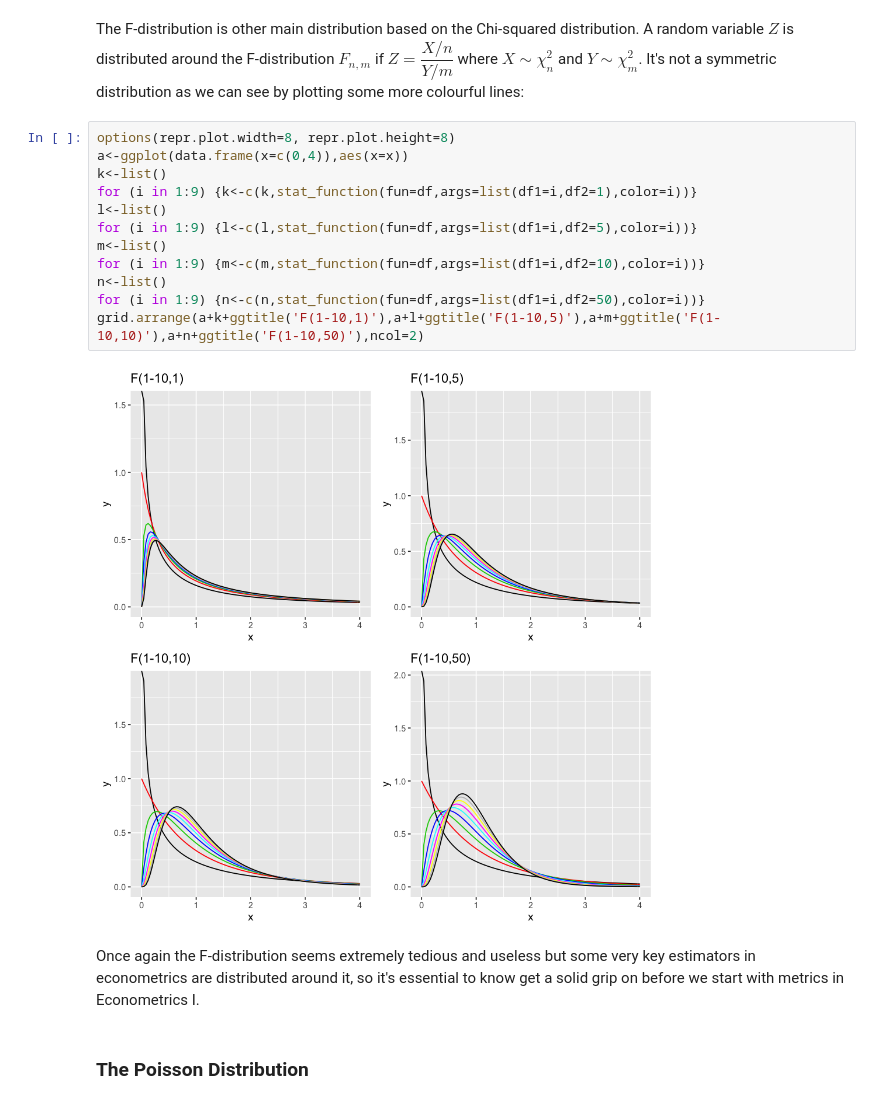
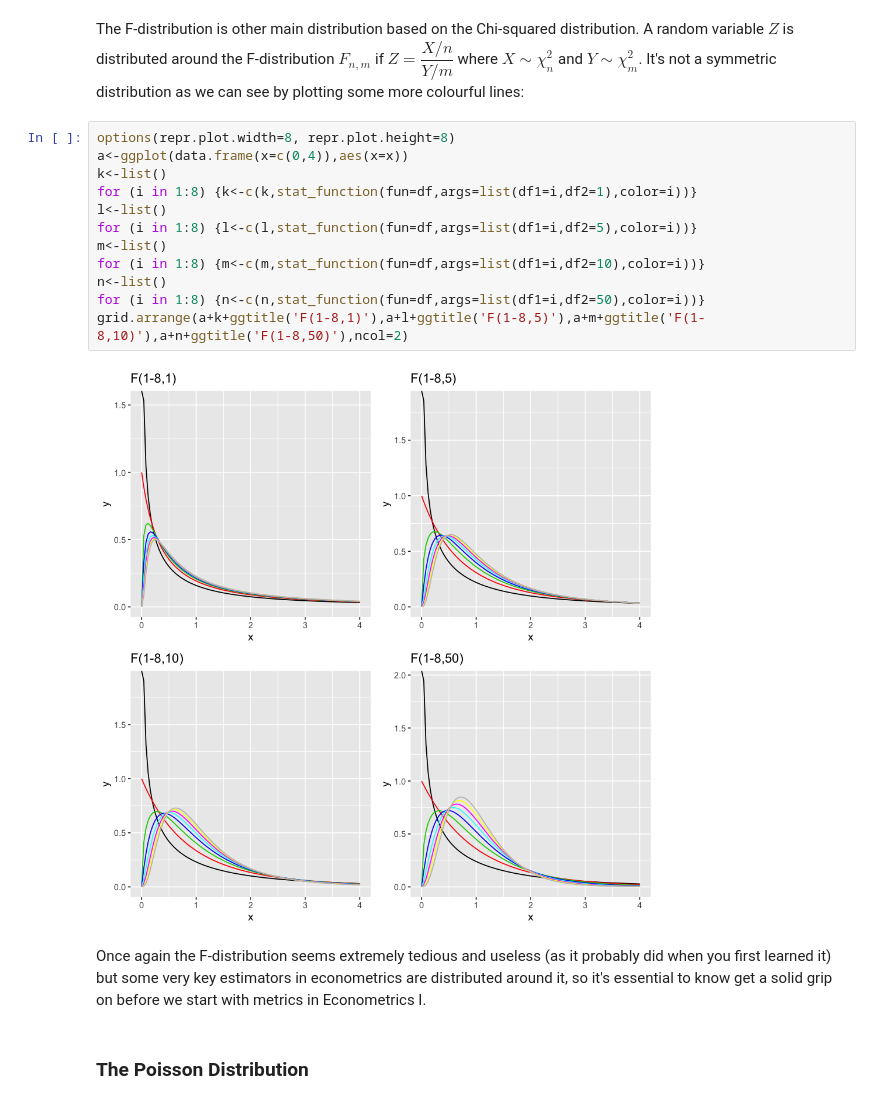
Before and after one commit to hands-on-econ/Hands-On-Econ, a Jupyter notebook: Michaelmas/3. Statistics I.ipynb, the cells around one changed output. Drawn from its saved outputs; the diff is of its cells as text.

```diff
--- a/Michaelmas/3. Statistics I.ipynb
+++ b/Michaelmas/3. Statistics I.ipynb
@@ -325,19 +325,19 @@ The F-distribution is other main distribution based on the Chi-squared distribut
 # %%
 options(repr.plot.width=8, repr.plot.height=8)
 a<-ggplot(data.frame(x=c(0,4)),aes(x=x))
 k<-list()
-for (i in 1:9) {k<-c(k,stat_function(fun=df,args=list(df1=i,df2=1),color=i))}
+for (i in 1:8) {k<-c(k,stat_function(fun=df,args=list(df1=i,df2=1),color=i))}
 l<-list()
-for (i in 1:9) {l<-c(l,stat_function(fun=df,args=list(df1=i,df2=5),color=i))}
+for (i in 1:8) {l<-c(l,stat_function(fun=df,args=list(df1=i,df2=5),color=i))}
 m<-list()
-for (i in 1:9) {m<-c(m,stat_function(fun=df,args=list(df1=i,df2=10),color=i))}
+for (i in 1:8) {m<-c(m,stat_function(fun=df,args=list(df1=i,df2=10),color=i))}
 n<-list()
-for (i in 1:9) {n<-c(n,stat_function(fun=df,args=list(df1=i,df2=50),color=i))}
-grid.arrange(a+k+ggtitle('F(1-10,1)'),a+l+ggtitle('F(1-10,5)'),a+m+ggtitle('F(1-10,10)'),a+n+ggtitle('F(1-10,50)'),ncol=2)
+for (i in 1:8) {n<-c(n,stat_function(fun=df,args=list(df1=i,df2=50),color=i))}
+grid.arrange(a+k+ggtitle('F(1-8,1)'),a+l+ggtitle('F(1-8,5)'),a+m+ggtitle('F(1-8,10)'),a+n+ggtitle('F(1-8,50)'),ncol=2)
 # %% [output]
-[figure, old version]
+[figure, new version]
 # %% [markdown]
-Once again the F-distribution seems extremely tedious and useless but some very key estimators in econometrics are distributed around it, so it's essential to know get a solid grip on before we start with metrics in Econometrics I.
+Once again the F-distribution seems extremely tedious and useless (as it probably did when you first learned it) but some very key estimators in econometrics are distributed around it, so it's essential to know get a solid grip on before we start with metrics in Econometrics I.
 # %% [markdown]
 ### The Poisson Distribution <a id='The Poisson Distribution'></a>
 # %% [markdown]
```
Also changed, not shown: parts of 29 cells of this notebook.
